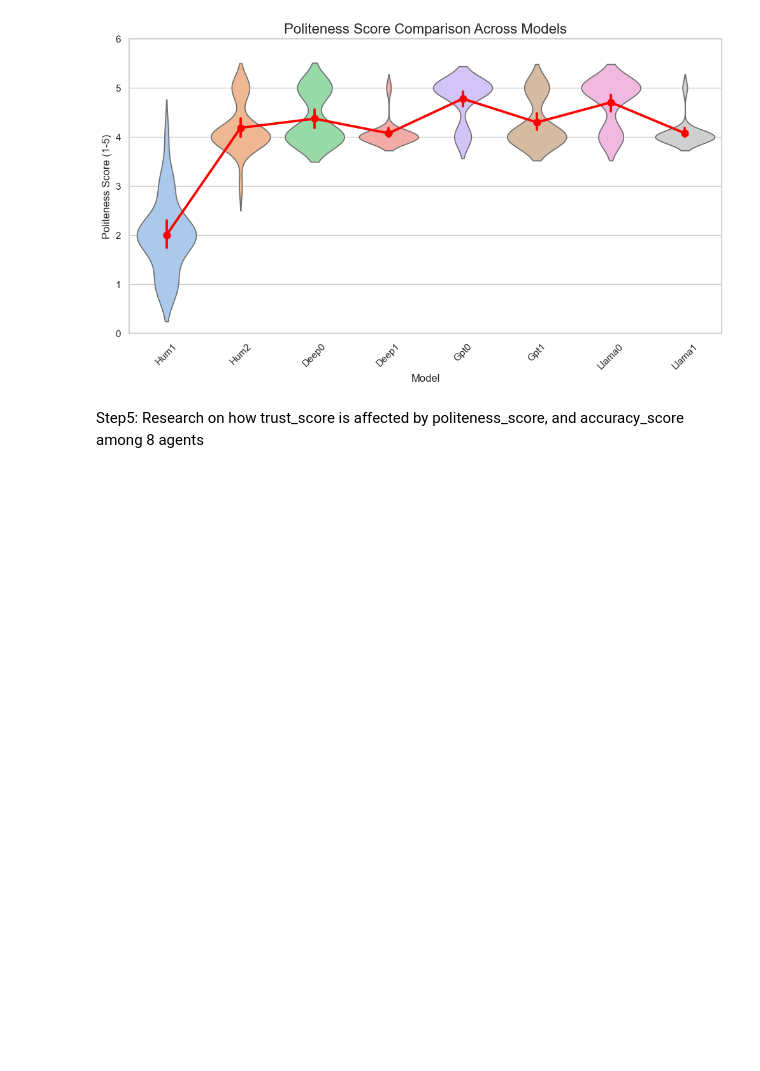
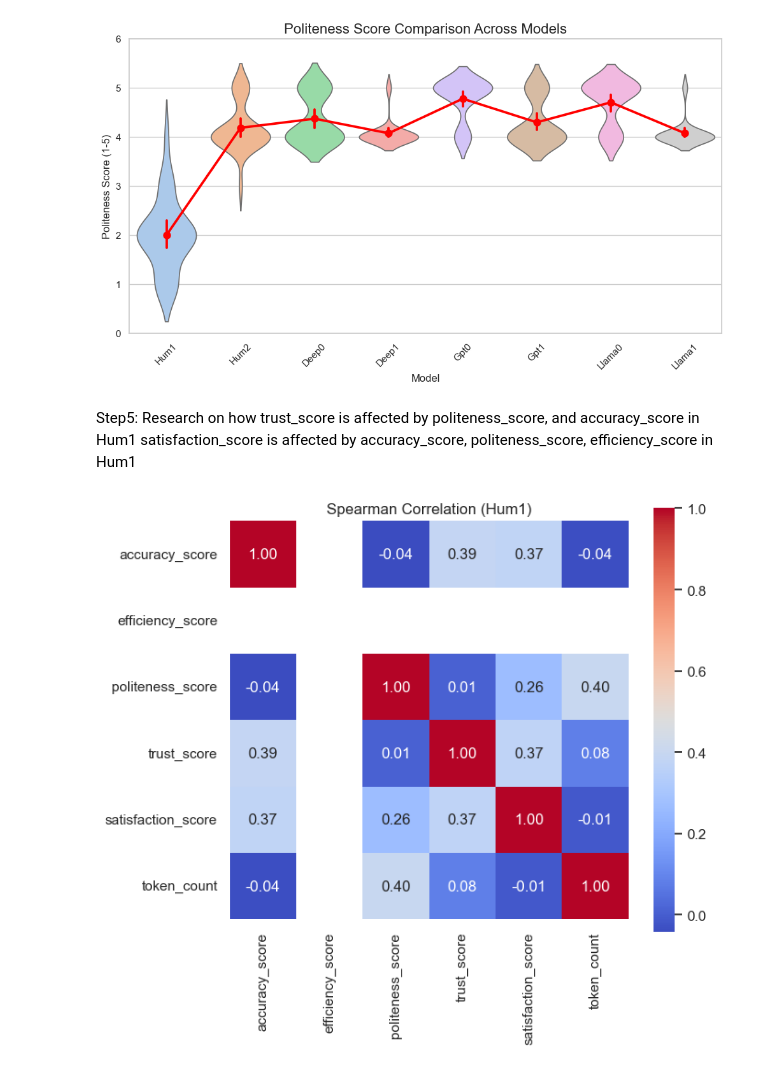
Before and after one commit to Grace128pan/Thesis, a Jupyter notebook: analysis.ipynb, the cells around one changed output. Drawn from its saved outputs; the diff is of its cells as text; code cells hidden in the pictures; blank space fills up the shorter version.

```diff
--- a/analysis.ipynb
+++ b/analysis.ipynb
@@ -333,4 +333,33 @@ plt.show()
 # %% [output]
 [figure]
 # %% [markdown]
-Step5: Research on how trust_score is affected by politeness_score, and accuracy_score among 8 agents
+Step5: Research on how trust_score is affected by politeness_score, and accuracy_score in Hum1
+                       satisfaction_score is affected by accuracy_score, politeness_score, efficiency_score in Hum1
+# %%
+import pandas as pd
+import numpy as np
+import matplotlib.pyplot as plt
+import seaborn as sns
+
+from sklearn.linear_model import LinearRegression, Ridge
+from sklearn.model_selection import cross_val_score, KFold
+from sklearn.preprocessing import StandardScaler
+from sklearn.pipeline import make_pipeline
+from sklearn.metrics import r2_score, mean_squared_error
+file_path = r"C:\Users\grace\VisualStudioProject\Thesis\data.xlsm"
+df4 = pd.read_excel(file_path, sheet_name='Hum1')
+
+cols = ['accuracy_score', 'efficiency_score', 'politeness_score',
+        'trust_score', 'satisfaction_score', 'token_count']
+
+df_num = df4[cols].copy()
+df_num = df_num.fillna(df_num.mean(numeric_only=True))
+corr_spearman = df_num.corr(method='spearman')
+
+plt.figure(figsize=(7,6))
+sns.set(style="white")
+sns.heatmap(corr_spearman, annot=True, fmt=".2f", cmap="coolwarm", square=True)
+plt.title("Spearman Correlation (Hum1)")
+plt.show()
+# %% [output]
+[figure, added]
```
Also changed, not shown: parts of 19 cells of this notebook.
